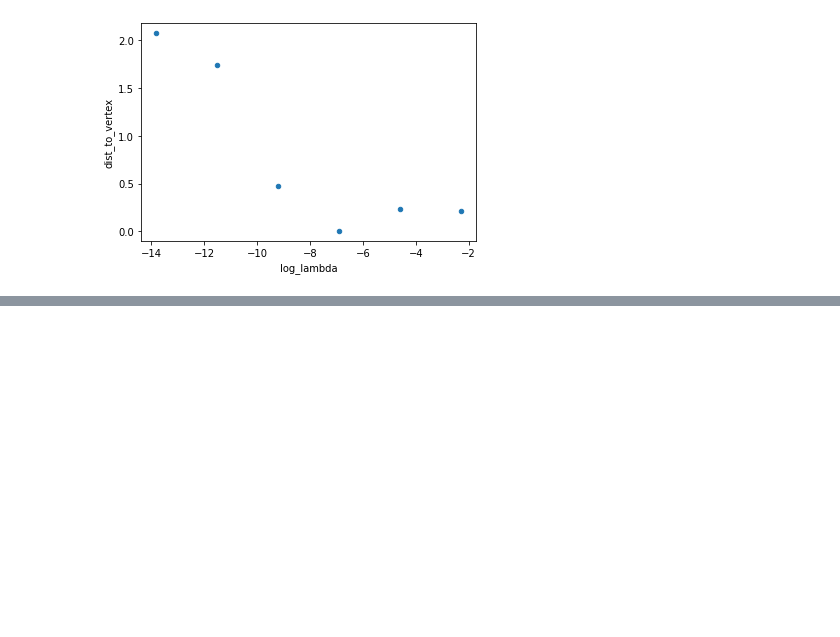
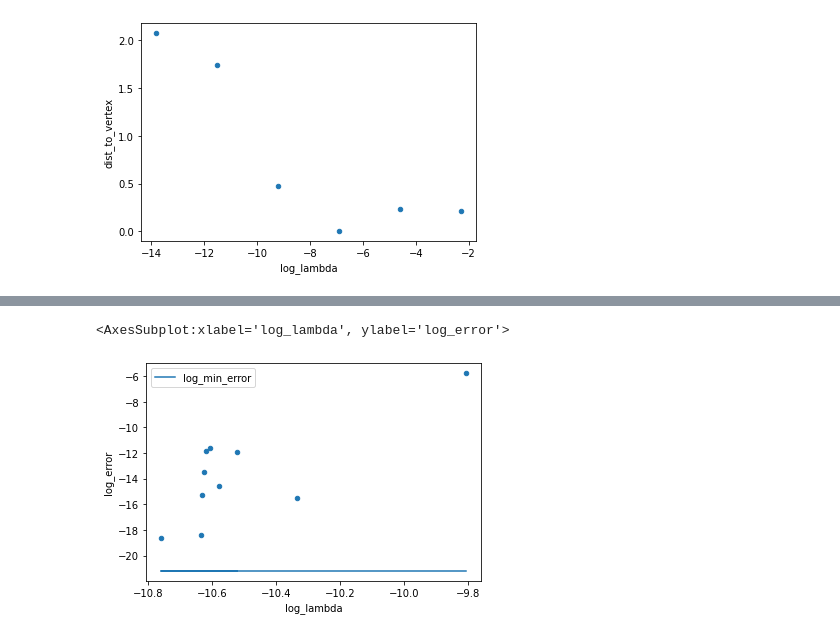
Before and after one commit to ksreenivasan/pruning_is_enough, a Jupyter notebook: subset_sum_simulation.ipynb, the cells around one changed output, grey strips where cells are left out. Saved outputs shown, nothing was run; the diff lists cells and outputs as text; code cells hidden in the pictures; blank space fills up the shorter version.

Commit message:
trying binary search on lambda

```diff
--- a/subset_sum_simulation.ipynb
+++ b/subset_sum_simulation.ipynb
@@ -185,0 +188,29 @@ results_df.plot(x="log_lambda", y="dist_to_vertex", kind="scatter")
+# %%
+num_samples = 100
+min_error_list = []
+error_list = []
+lmbda_list = []
+num_frac_list = []
+dist_to_vertex_list = []
+error_ratio_list = []
+l_min = 1e-5
+l_max = 1e-4
+
+for i in range(10):
+    lmbda = (l_min + l_max)/2
+    min_error, p_final, results_df = subset_sum(num_samples, lmbda)
+    final_error = results_df.tail(1).loss.item()
+    num_frac = get_num_frac(p_final, num_samples)
+    dist_to_vertex = get_dist_to_vertex(p_final)
+    print("Lambda = {} | Error_ratio={} | Final error={} | Minimum error={} | Num fractional coordinates={} | dist_to_veretx={}".\
+          format(lmbda, final_error/min_error, final_error, min_error, num_frac, dist_to_vertex))
+    error_list.append(final_error)
+    min_error_list.append(min_error)
+    num_frac_list.append(num_frac)
+    dist_to_vertex_list.append(dist_to_vertex)
+    lmbda_list.append(lmbda)
+    error_ratio_list.append(final_error/min_error)
+    if final_error < min_error or num_frac > 0.5:
+        l_min = lmbda
+    else:
+        l_max = lmbda
@@ -185,0 +235,13 @@ results_df.plot(x="log_lambda", y="dist_to_vertex", kind="scatter")
+# %%
+results_df = pd.DataFrame({"lambda": lmbda_list, "error": error_list,
+                          "num_frac": num_frac_list, "dist_to_vertex": dist_to_vertex_list,
+                          "min_error": min_error_list, "error_ratio": error_ratio_list})
+results_df['log_error'] = np.log(results_df['error'])
+results_df['log_lambda'] = np.log(results_df['lambda'])
+results_df['log_min_error'] = np.log(results_df['min_error'])
+
+ax = results_df.plot(x="log_lambda", y="log_error", kind='scatter')
+results_df.plot(x="log_lambda", y="log_min_error", ax=ax)
+# %% [output]
+<AxesSubplot:xlabel='log_lambda', ylabel='log_error'>
+[figure, added]
```
Also changed, not shown: parts of 5 cells of this notebook.
